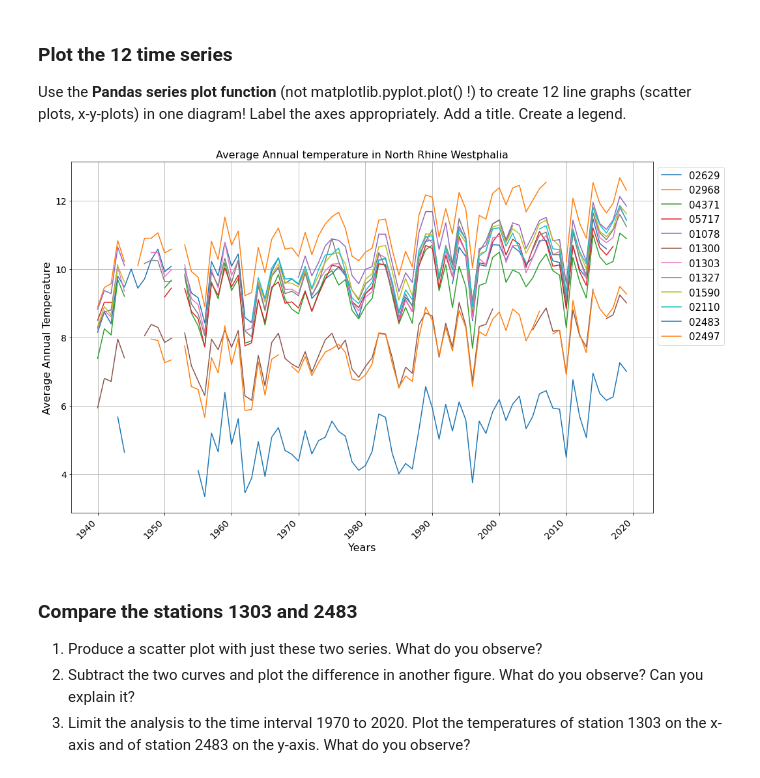
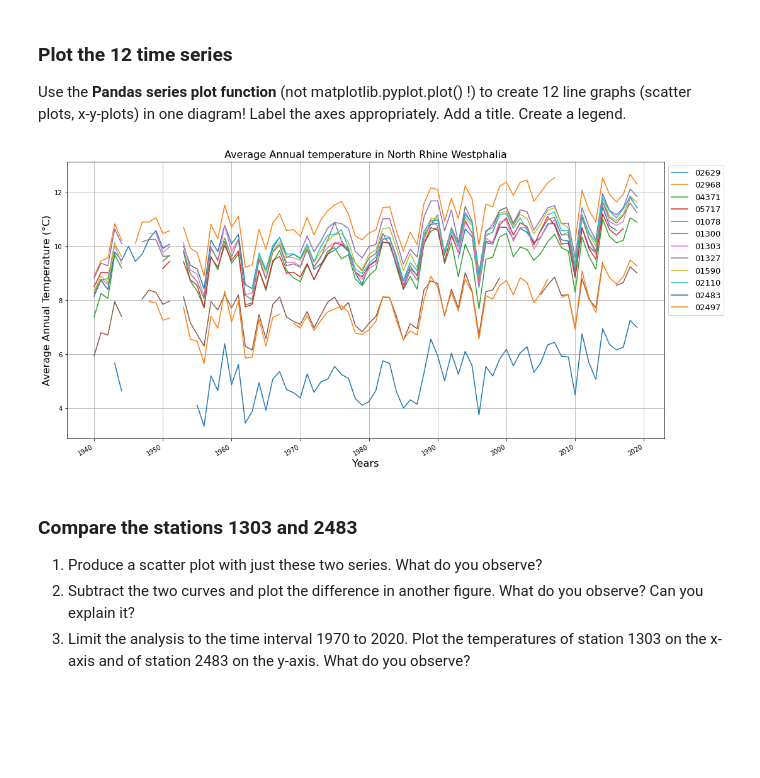
Before and after one commit to ziadhelou1/EE_2.06_SciProg_SS2021_Exam_Group_2H, a Jupyter notebook: Task02/Task02_Temperature.ipynb, the cells around one changed output. Cells and saved outputs as stored; diff of their text form; code cells hidden in the pictures; blank space fills up the shorter version.

```diff
--- a/Task02/Task02_Temperature.ipynb
+++ b/Task02/Task02_Temperature.ipynb
@@ -392,16 +392,14 @@ Use the **Pandas series plot function** (not matplotlib.pyplot.plot() !) to crea
 # %%
 fig1 = ax1 = df_merge.plot(y=["02629","02968","04371","05717","01078",
                               "01300","01303","01327","01590","02110","02483","02497"],
-           kind="line", figsize=(16,11), grid = True)
-plt.title('Average Annual temperature in North Rhine Westphalia', fontsize=16)
-plt.xlabel('Years',  fontsize=16)
-plt.ylabel('Average Annual Temperature',  fontsize=16)
-plt.tick_params(axis='x', rotation = 45,  labelsize=14)
-plt.tick_params(axis='y',  labelsize=14)
-plt.legend(loc='upper left', bbox_to_anchor=(1, 1), prop=dict(size=15))
+                              kind="line", figsize=(17,9), grid = True)
+ax1.set_title('Average Annual temperature in North Rhine Westphalia', fontsize=16)
+ax1.set_xlabel('Years',  fontsize=16)
+ax1.set_ylabel('Average Annual Temperature (°C)',  fontsize=16)
+ax1.legend(bbox_to_anchor=(1, 1), prop=dict(size=13))
 plt.show()
 # %% [output]
-[figure, old version]
+[figure, new version]
 # %% [markdown]
 ### Compare the stations 1303 and 2483
 
```
Also changed, not shown: parts of 8 cells of this notebook.
